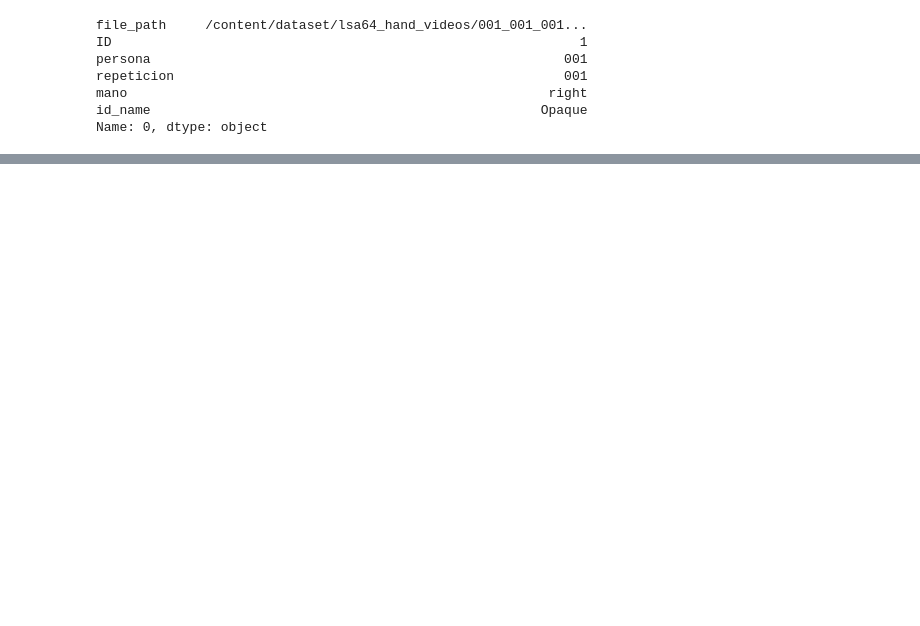
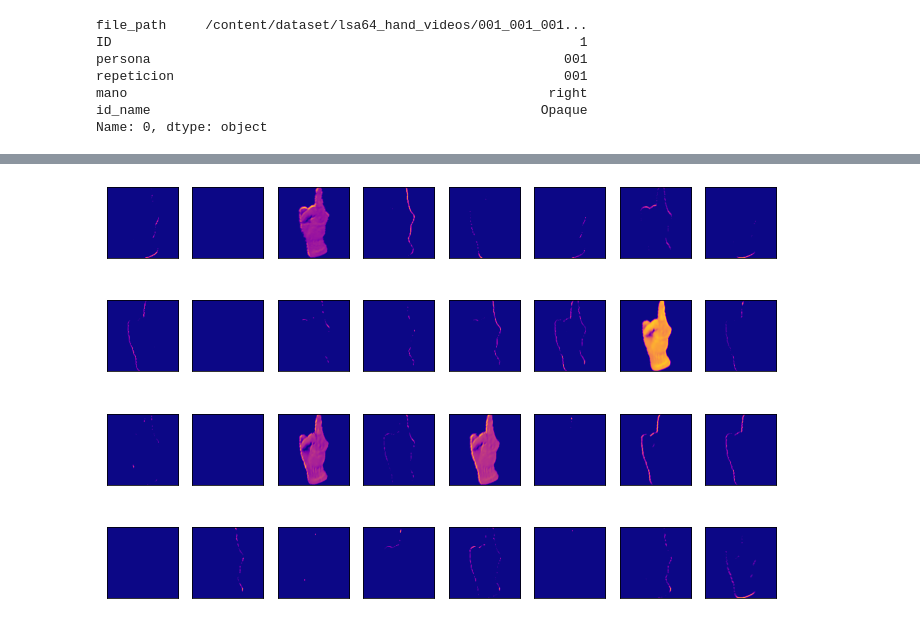
Before and after one commit to ffelicioni/conv3d_video, a Jupyter notebook: clasificar_hands.ipynb, the cells around one changed output, grey strips where cells are left out. Drawn from its saved outputs; the diff is of its cells as text; code cells hidden in the pictures; blank space fills up the shorter version.

```diff
--- a/clasificar_hands.ipynb
+++ b/clasificar_hands.ipynb
@@ -607,0 +658,20 @@ pyplot.show()
+# %%
+feature_maps = visualization_model.predict(XL)
+rows,cols = 4,8
+f,ax=plt.subplots(rows,cols,figsize=(rows*3,cols*1))
+
+# plot all 64 maps in an 8x8 squares
+ix = 1
+for _ in range(cols):
+	for _ in range(rows):
+		# specify subplot and turn of axis
+		ax = pyplot.subplot(rows,cols, ix)
+		ax.set_xticks([])
+		ax.set_yticks([])
+		# plot filter channel in grayscale
+		pyplot.imshow(feature_maps[0, 0, :,:, ix-1], cmap='plasma')
+		ix += 1
+# show the figure
+pyplot.show()
+# %% [output]
+[figure, added]
```
Also changed, not shown: parts of 11 cells of this notebook.
